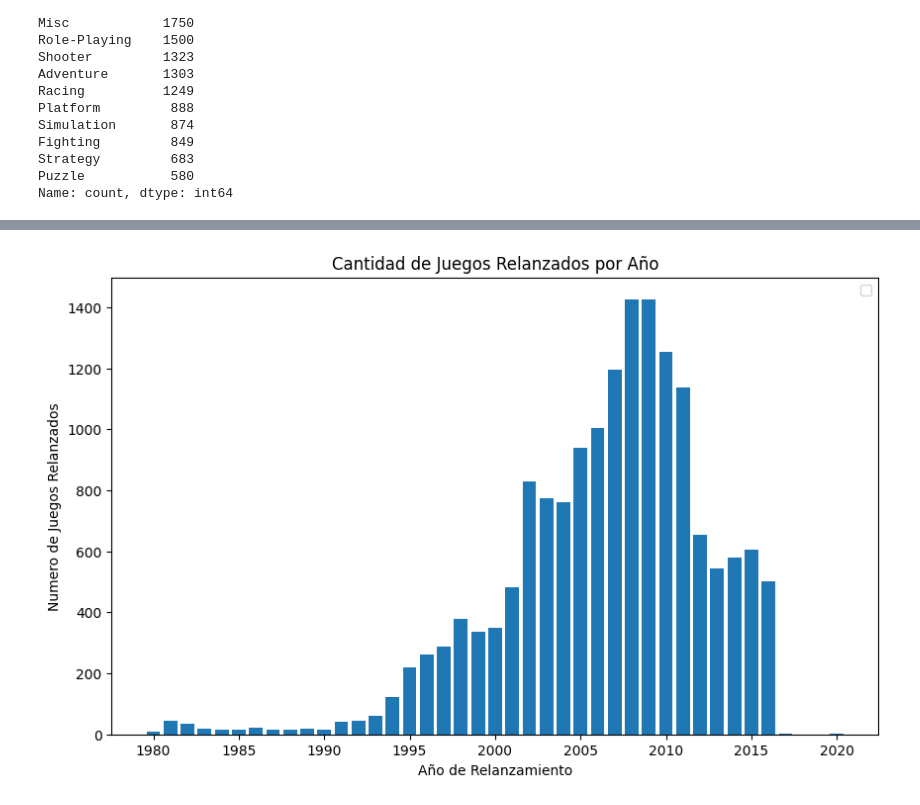
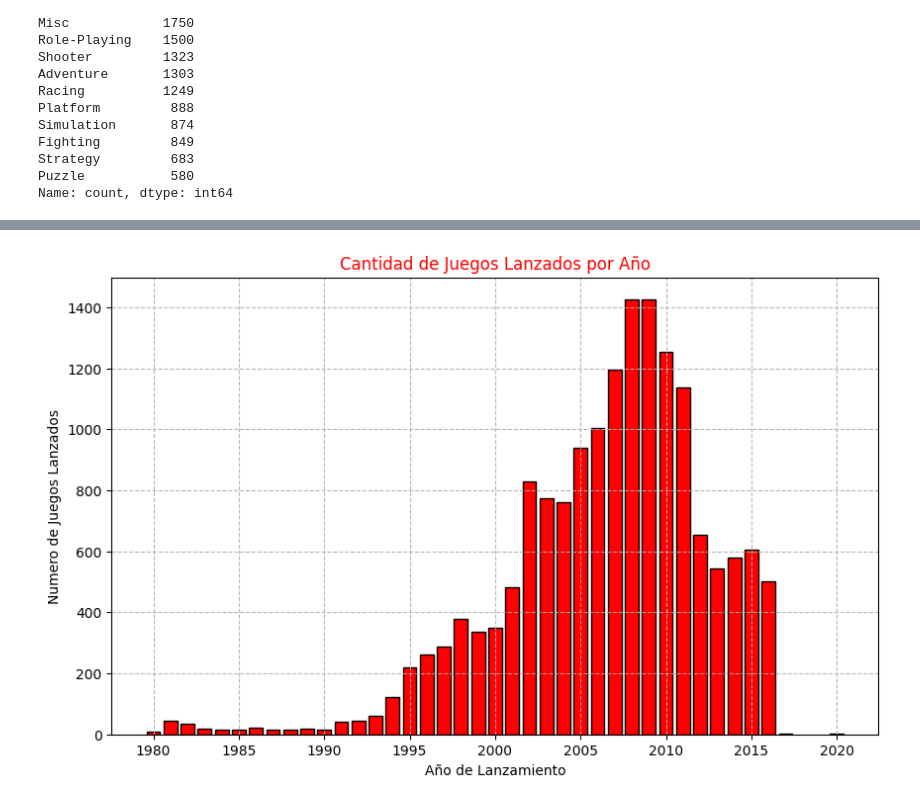
Before and after one commit to eliasfrivas/Colab, a Jupyter notebook: ProyectoDS_Partel_Rivas.ipynb, the cells around one changed output, grey strips where cells are left out. Cells and saved outputs as stored; diff of their text form; code cells hidden in the pictures.

```diff
--- a/ProyectoDS_Partel_Rivas.ipynb
+++ b/ProyectoDS_Partel_Rivas.ipynb
@@ -29,0 +101,7 @@ df
+# %%
+# Convertir la columna 'Year_of_Release' a tipo datetime
+df['Year_of_Release'] = pd.to_datetime(df['Year_of_Release'], format='%Y')
+df['Año'] = df['Year_of_Release'].dt.year
+df['Año'] = df['Año'].astype('Int64')
+df['User_Count'] = df['User_Count'].fillna(0).astype(int) #Convertimos el dato float a int
+df.info()
@@ -115,0 +178,5 @@ Name: User_Score, dtype: float64
+# %%
+#Cantidad de juegos lanzados por Año:
+print("Cantidad de Juegos lanzados por Año:")
+conteo_año = df['Año'].value_counts()
+print(conteo_año)
@@ -116,11 +201,14 @@ Name: User_Score, dtype: float64
 # %%
+#Vamos a graficar la evolucion temporal para observar como desde 1980 se fueron lanzando videos juegos y podremos entender como fue creciendo este mercado:
+
 plt.figure(figsize=(10, 6))
 #plt.plot(df['Year_of_Release'], sum(conteo_año))
-plt.bar(conteo_año.index, conteo_año.values)
-plt.xlabel("Año de Relanzamiento")
-plt.ylabel("Numero de Juegos Relanzados")
-plt.title("Cantidad de Juegos Relanzados por Año")
-plt.legend()
+plt.bar(conteo_año.index, conteo_año.values, edgecolor = 'Black' ,color = 'Red')
+plt.xlabel("Año de Lanzamiento")
+plt.ylabel("Numero de Juegos Lanzados")
+plt.title("Cantidad de Juegos Lanzados por Año", color = 'Red')
+#plt.legend()
+plt.grid(True,linestyle='--', alpha=0.9)
 plt.show()
 # %% [output]
-[figure, old version]
+[figure, new version]
```
Also changed, not shown: parts of 33 cells of this notebook.
